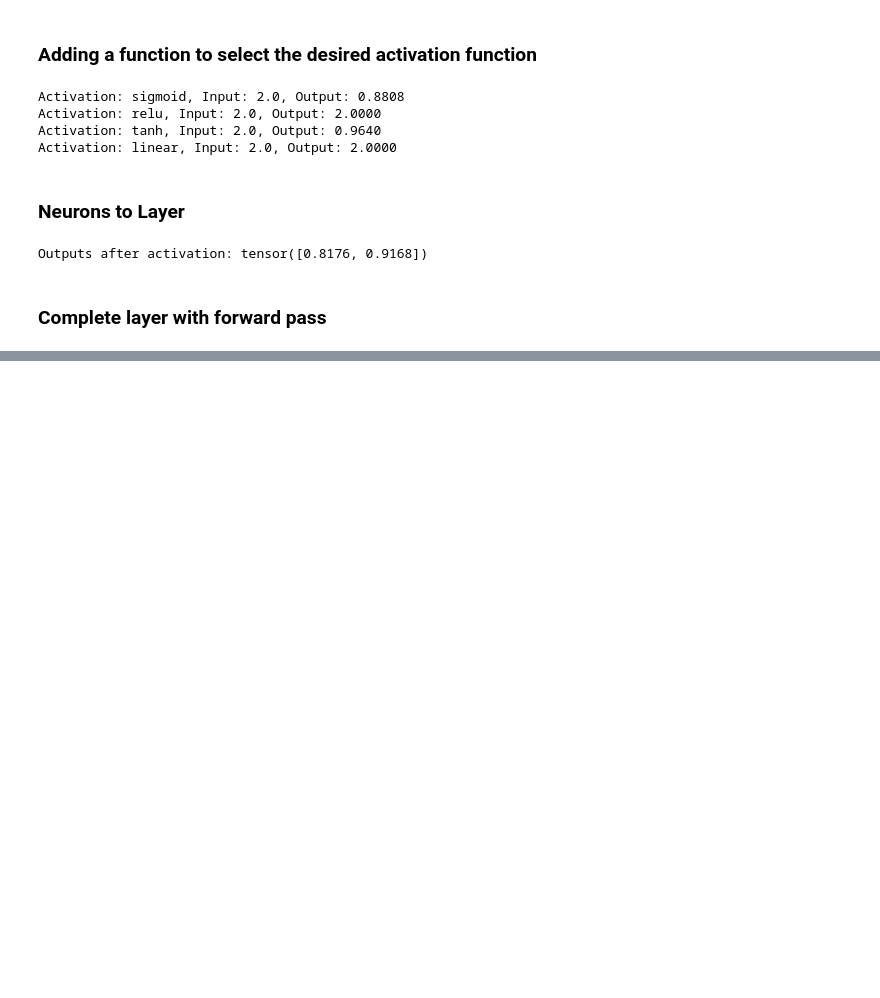
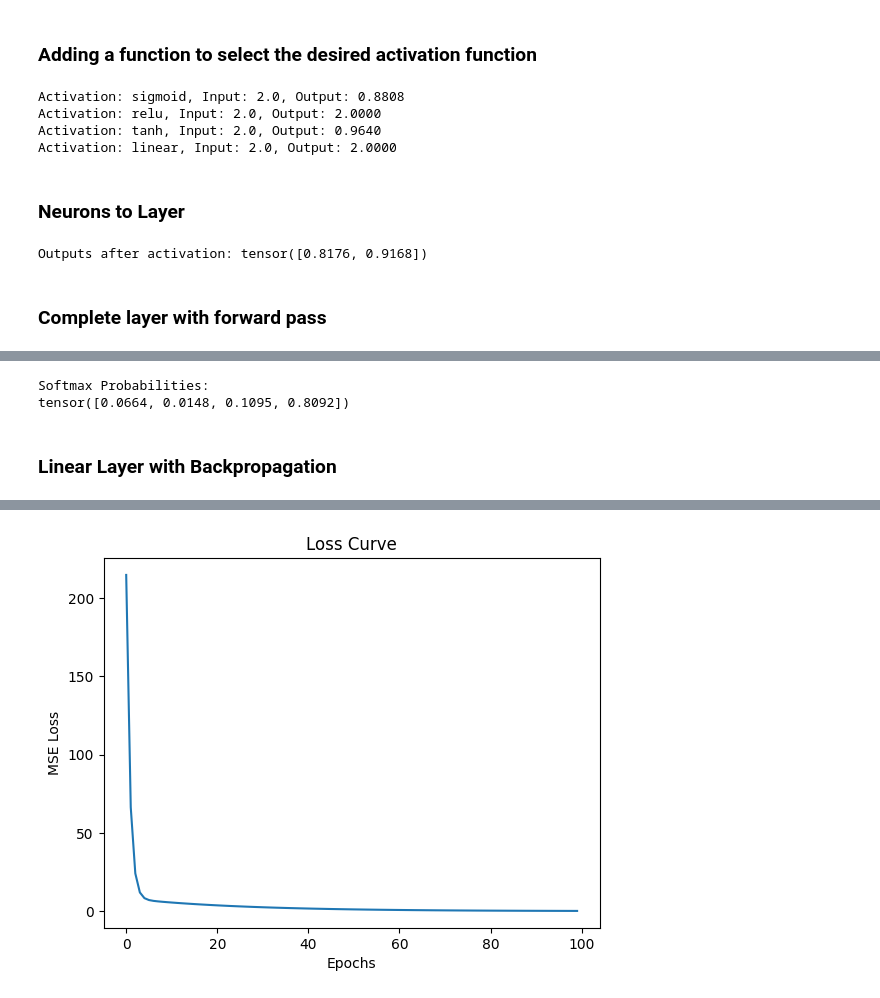
Before and after one commit to cnav01/llm-basics, a Jupyter notebook: single_neuron_from_scratch.ipynb, the cells around one changed output, grey strips where cells are left out. Saved outputs shown, nothing was run; the diff lists cells and outputs as text; code cells hidden in the pictures; blank space fills up the shorter version.

Commit message:
implemented a linear layer with B.P - manually and by using torch modules

```diff
--- a/single_neuron_from_scratch.ipynb
+++ b/single_neuron_from_scratch.ipynb
@@ -144,0 +166,8 @@ for act in activations:
+# %%
+# MSE Loss
+y_pred = torch.tensor([2.5, 1.0, 3.0, 5.0])
+y_true = torch.tensor([1.0, 0.5, 0.0, 7.0])
+
+criterion = nn.MSELoss()
+loss = criterion(y_pred, y_true)
+print(f"MSE Loss: {loss.item()}")
@@ -144,0 +176,11 @@ for act in activations:
+# %%
+# softmax
+logits = torch.tensor([2.5, 1.0, 3.0, 5.0])
+softmax = nn.Softmax(dim=0)
+probs = softmax(logits)
+print(f"Softmax Probabilities:\n{probs}")
+# %% [output]
+Softmax Probabilities:
+tensor([0.0664, 0.0148, 0.1095, 0.8092])
+# %% [markdown]
+### Linear Layer with Backpropagation
@@ -144,0 +219,43 @@ for act in activations:
+# %%
+# dummy data
+X = torch.randn(100,1)*5 # inputs 0 to 5 with 100 samples
+Y = X*2 +3 + torch.randn(100,1)*0.1 # outputs with some noise
+
+# initialize model
+model = Linear(in_features=1, out_features=1)
+criterion = nn.MSELoss()
+learning_rate = 0.01
+epochs = 100
+
+losses = []
+
+print(f"Initial weights(W): {model.W.item():.4f}, bias(b): {model.b.item():.4f}")
+
+for epoch in range(epochs):
+    # forward passs
+    y_pred = model.forward(X)
+    loss = criterion.forward(y_pred, Y)
+    losses.append(loss.item())
+
+    # compute gradient of loss w.r.t. predictions
+    grad_loss = 2 * (y_pred - Y) / X.shape[0]
+
+    # backward pass
+    model.backward(grad_loss)
+
+    # update weights and biases
+    model.W -= learning_rate * model.grad_W
+    model.b -= learning_rate * model.grad_b
+
+    if (epoch+1) % 10 == 0:
+        print(f"Epoch {epoch+1}/{epochs}, Loss: {loss.item():.4f}")
+
+print(f"Trained weights(W): {model.W.item():.4f}, bias(b): {model.b.item():.4f}")
+
+# Plotting the loss curve
+plt.plot(losses)
+plt.xlabel('Epochs')
+plt.ylabel('MSE Loss')
+plt.title('Loss Curve')
+plt.show()
+# %% [output]
@@ -144,0 +274 @@ for act in activations:
+[figure, added]
```
Also changed, not shown: parts of 8 cells of this notebook.
